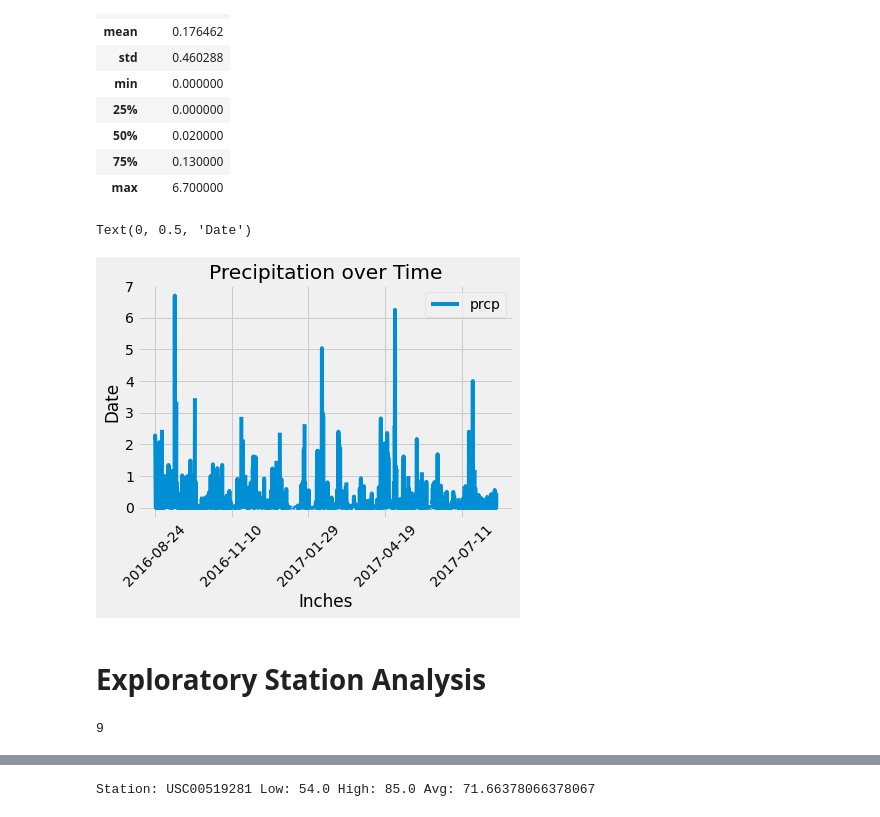
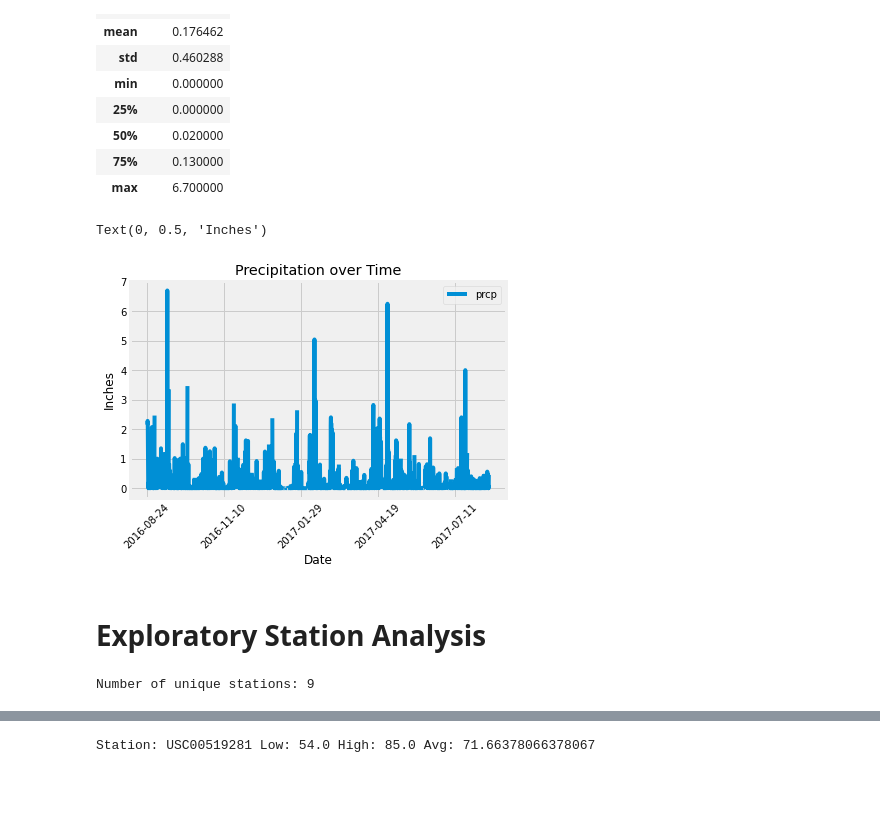
Before and after one commit to mdaxc6/sqlalchemy-challenge, a Jupyter notebook: climate_analysis.ipynb, the cells around one changed output, grey strips where cells are left out. Cells and saved outputs as stored; diff of their text form; code cells hidden in the pictures; blank space fills up the shorter version.

```diff
--- a/climate_analysis.ipynb
+++ b/climate_analysis.ipynb
@@ -83,19 +88,19 @@ prcp_df.describe()
 prcp_df.sort_values(by='date', inplace=True)
 # %%
 ax = prcp_df.plot(kind='line', title='Precipitation over Time', rot=45)
-ax.set_xlabel('Inches')
-ax.set_ylabel('Date')
+ax.set_xlabel('Date')
+ax.set_ylabel('Inches')
 # %% [output]
-Text(0, 0.5, 'Date')
+Text(0, 0.5, 'Inches')
-[figure, old version]
+[figure, new version]
 # %% [markdown]
 # Exploratory Station Analysis
 # %%
 # Design a query to calculate the total number stations in the dataset
 unique_stations = session.query(station).distinct().count()
-print(unique_stations)
+print(f'Number of unique stations: {unique_stations}')
 # %% [output]
-9
+Number of unique stations: 9
 # %%
 # Design a query to find the most active stations (i.e. what stations have the most rows?)
 # List the stations and the counts in descending order.
```
Also changed, not shown: parts of 2 cells of this notebook, 1 other file.
